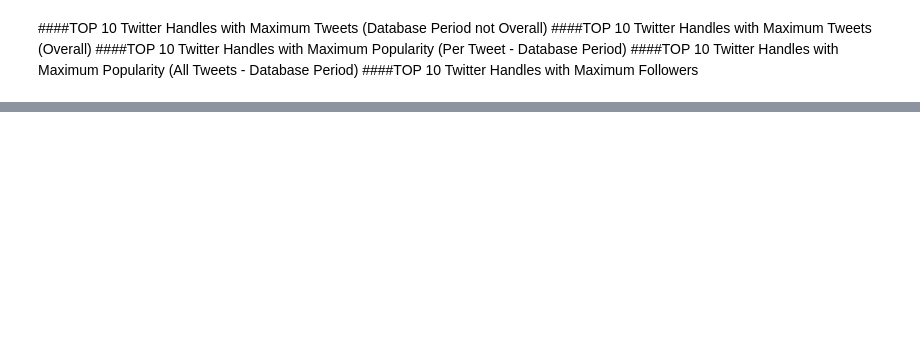
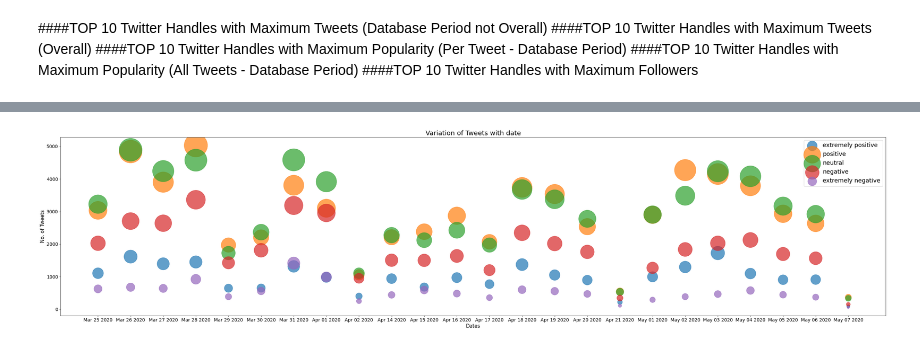
Before and after one commit to gaulghost/CovidDataAnalysis, a Jupyter notebook: SpotleAi_Pradhuman.ipynb, the cells around one changed output, grey strips where cells are left out. Cells and saved outputs as stored; diff of their text form; code cells hidden in the pictures; blank space fills up the shorter version.

```diff
--- a/SpotleAi_Pradhuman.ipynb
+++ b/SpotleAi_Pradhuman.ipynb
@@ -422,12 +433,14 @@ detail_df.head()
 # %%
-plt.figure(figsize=(32, 10))
+plt.figure(figsize=(45, 10))
 plt.scatter('date', 'extremely positive', s='extremely positive', alpha=0.7, data=detail_df)
 plt.scatter('date', 'positive', s='positive', alpha=0.7, data=detail_df)
 plt.scatter('date', 'neutral', s='neutral', alpha=0.7, data=detail_df)
 plt.scatter('date', 'negative', s='negative', alpha=0.7, data=detail_df)
 plt.scatter('date', 'extremely negative', s='extremely negative', alpha=0.7, data=detail_df)
 plt.legend(fontsize=18)
 plt.xlabel("Dates", fontsize=15)
 plt.ylabel("No. of Tweets", fontsize=15)
 plt.title("Variation of Tweets with date", fontsize=20)
 plt.show()
+# %% [output]
+[figure, added]
```
Also changed, not shown: parts of 16 cells of this notebook.
